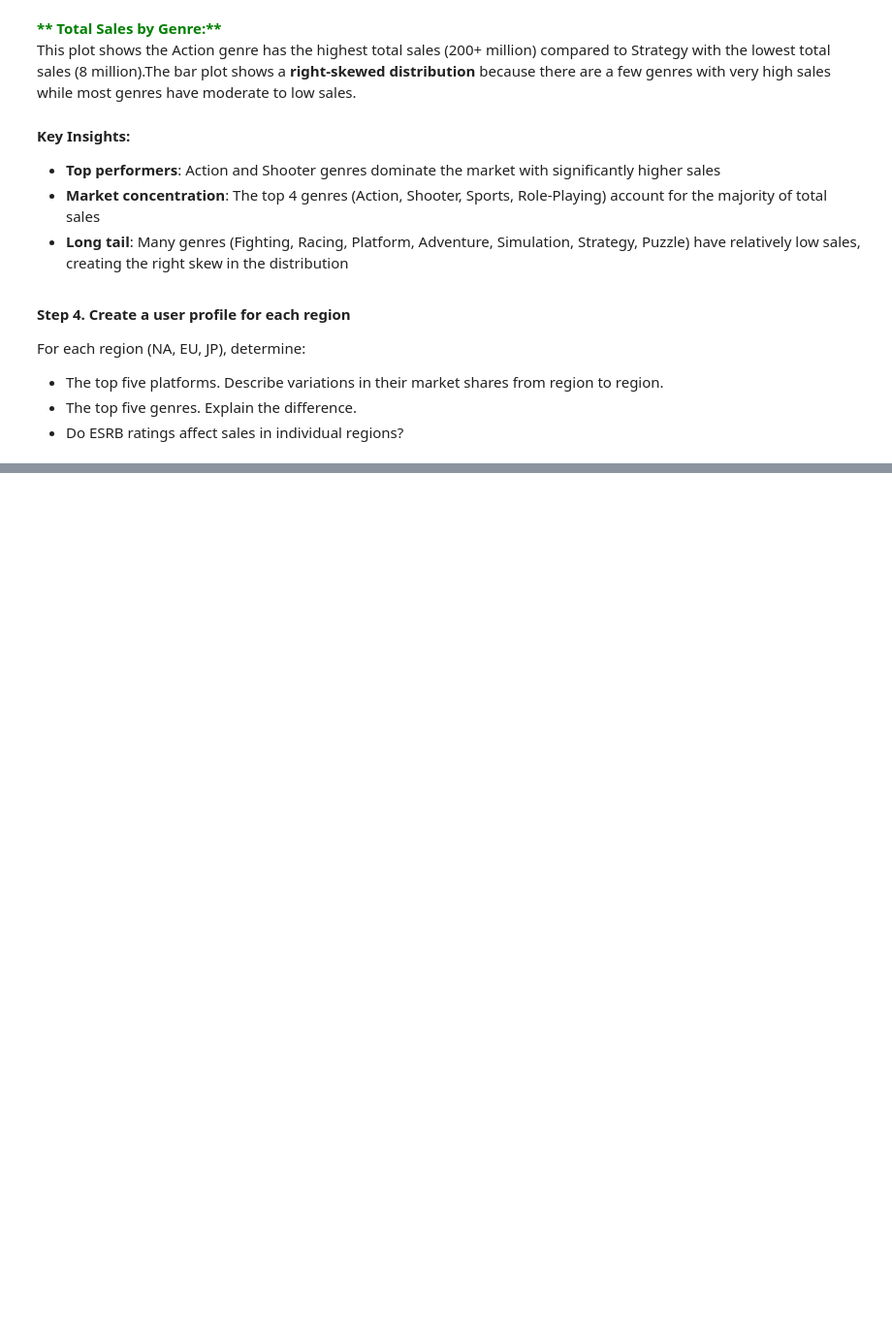
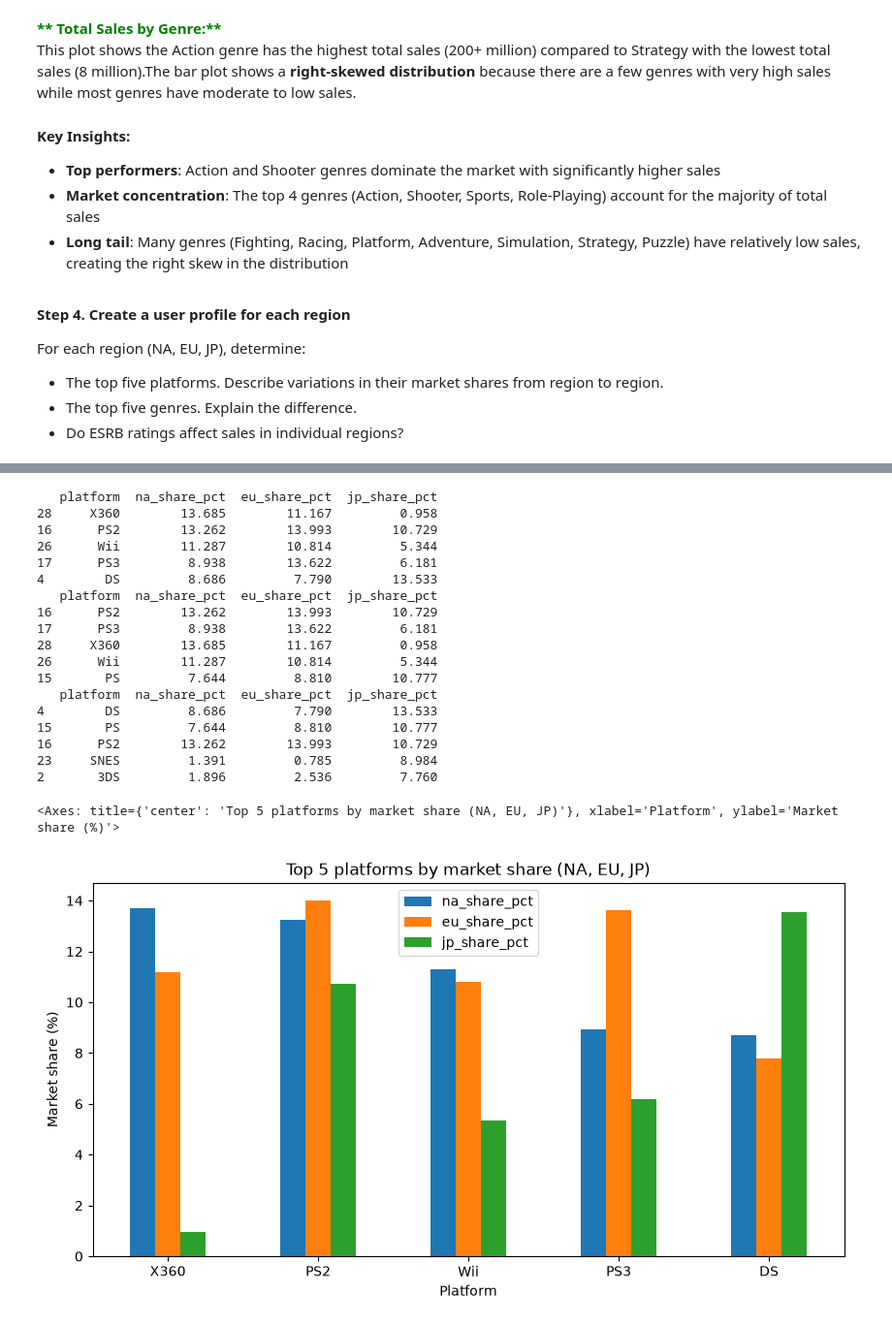
Before and after one commit to rbashiri/videogame_project, a Jupyter notebook: data_analysis.ipynb, the cells around one changed output, grey strips where cells are left out. Shown at 97% size. Saved outputs shown, nothing was run; the diff lists cells and outputs as text; code cells hidden in the pictures; blank space fills up the shorter version.

```diff
--- a/data_analysis.ipynb
+++ b/data_analysis.ipynb
@@ -615,0 +645,62 @@ For each region (NA, EU, JP), determine:
+# %%
+ # top five platforms. Describe variations in their market shares from region to region.
+# Total sales by platform first
+platform_totals = (videogame.groupby('platform')[['na_sales', 'eu_sales', 'jp_sales']]
+                   .sum()
+                   .reset_index())
+
+# Region totals (denominator for market share)
+na_total = platform_totals['na_sales'].sum()
+eu_total = platform_totals['eu_sales'].sum()
+jp_total = platform_totals['jp_sales'].sum()
+
+market_rows = []
+for _, row in platform_totals.iterrows():#Go row-by-row through the platform_totals DataFrame.
+    market_rows.append({
+        'platform': row['platform'],
+        'na_share_pct': (row['na_sales'] / na_total) * 100,
+        'eu_share_pct': (row['eu_sales'] / eu_total) * 100,
+        'jp_share_pct': (row['jp_sales'] / jp_total) * 100
+    })
+
+platform_share_market = pd.DataFrame(market_rows).round(3)
+print(platform_share_market.sort_values('na_share_pct', ascending=False).head(5))
+print(platform_share_market.sort_values('eu_share_pct', ascending=False).head(5))
+print(platform_share_market.sort_values('jp_share_pct', ascending=False).head(5))
+
+top5_share = (
+platform_share_market
+.sort_values('na_share_pct', ascending=False)
+.head(5)
+.set_index('platform')
+)
+
+top5_share[['na_share_pct', 'eu_share_pct', 'jp_share_pct']].plot(
+kind='bar',
+figsize=(10, 5),
+title='Top 5 platforms by market share (NA, EU, JP)',
+ylabel='Market share (%)',
+xlabel='Platform',
+rot=0
+)
+# %% [output]
+   platform  na_share_pct  eu_share_pct  jp_share_pct
+28     X360        13.685        11.167         0.958
+16      PS2        13.262        13.993        10.729
+26      Wii        11.287        10.814         5.344
+17      PS3         8.938        13.622         6.181
+4        DS         8.686         7.790        13.533
+   platform  na_share_pct  eu_share_pct  jp_share_pct
+16      PS2        13.262        13.993        10.729
+17      PS3         8.938        13.622         6.181
+28     X360        13.685        11.167         0.958
+26      Wii        11.287        10.814         5.344
+15       PS         7.644         8.810        10.777
+   platform  na_share_pct  eu_share_pct  jp_share_pct
+4        DS         8.686         7.790        13.533
+15       PS         7.644         8.810        10.777
+16      PS2        13.262        13.993        10.729
+23     SNES         1.391         0.785         8.984
+2       3DS         1.896         2.536         7.760
+<Axes: title={'center': 'Top 5 platforms by market share (NA, EU, JP)'}, xlabel='Platform', ylabel='Market share (%)'>
+[figure, added]
```
Also changed, not shown: parts of 4 cells of this notebook.
